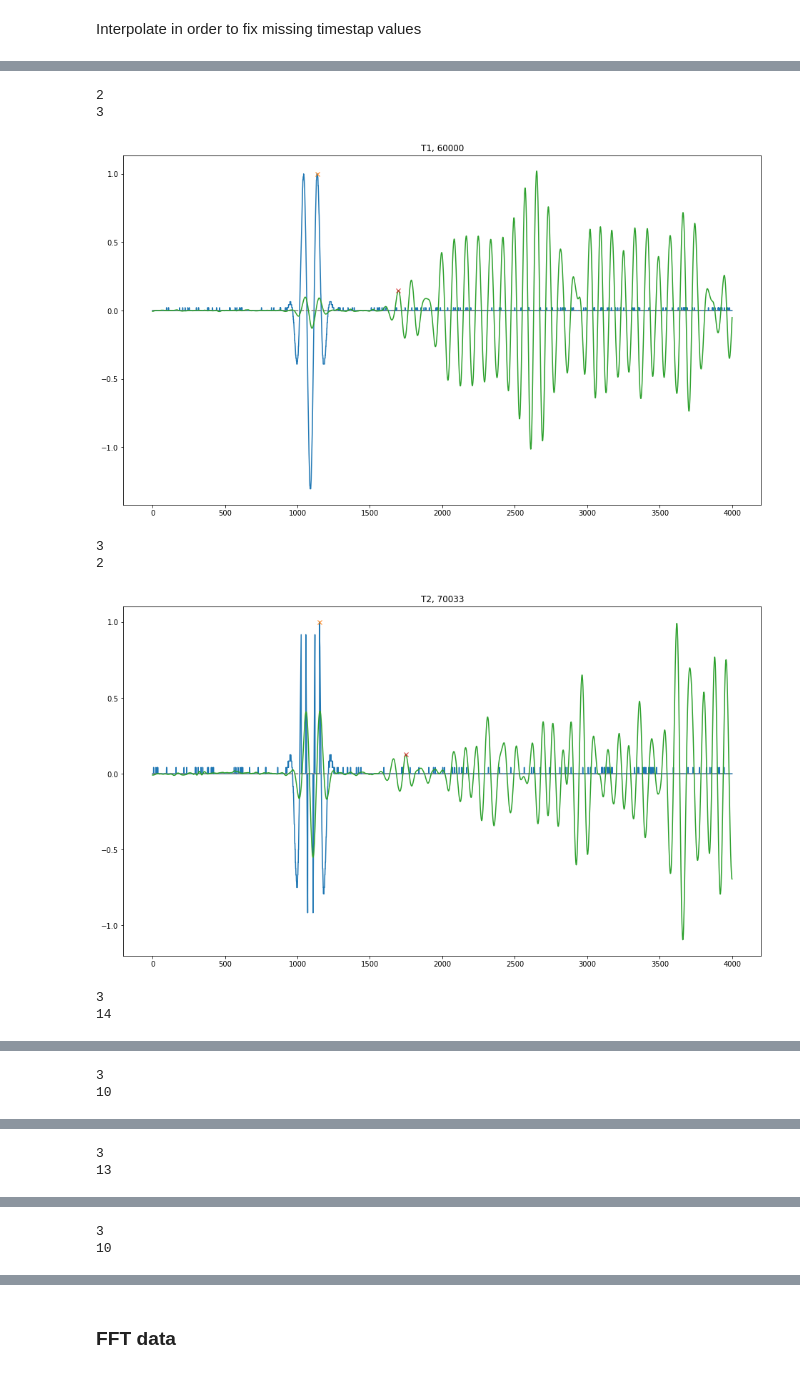
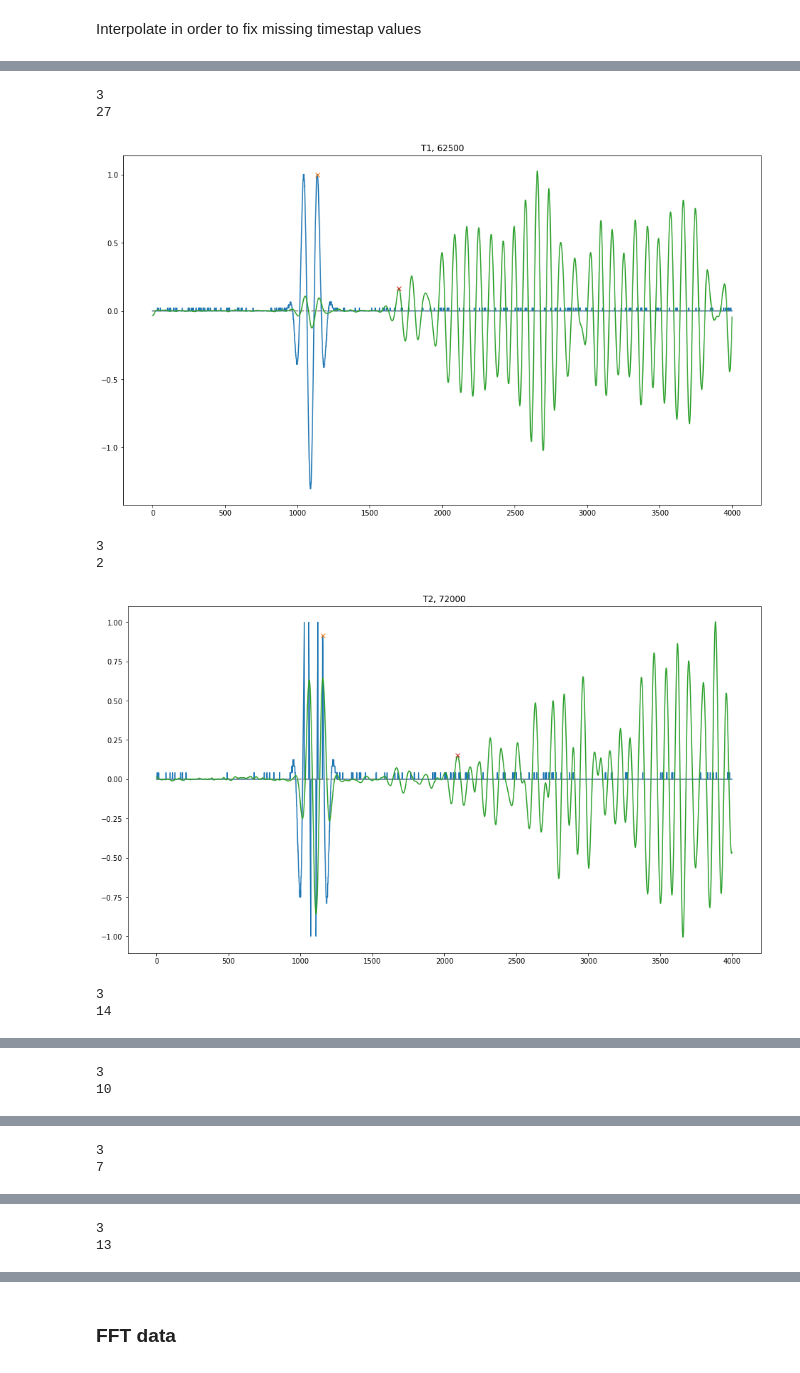
Before and after one commit to nikolaikk/Challenge, a Jupyter notebook: phm_challenge.ipynb, the cells around one changed output, grey strips where cells are left out. Cells and saved outputs as stored; diff of their text form; code cells hidden in the pictures.

```diff
--- a/phm_challenge.ipynb
+++ b/phm_challenge.ipynb
@@ -49,8 +49,8 @@ for dir1 in natsorted(os.listdir(path)):
 #         print(path1)
         # go over all cycles
         for dir2 in natsorted(os.listdir(path1)):
-#             print(dir2)
-            if re.match('\d{5}',dir2):
+            if re.match('\d{5}',dir2) and not (dir1=="T5" and dir2 =="42000"):   # exclude T5 42000 sample
+#                 print(dir1, " ", dir2)
                 path3 = os.path.join(path1,dir2)
 #                 print(path3)
                 signals = []
@@ -182,11 +191,0 @@ plot_T(data_dic[T], sample = 1)
-# %%
-import matplotlib.pyplot as plt
-from scipy.signal import find_peaks
-
-# 50000  60000  62500  65500  69025  70026  70766
-x = data_dic[T]['70766'][0].iloc[:,2]
-peaks, _ = find_peaks(x, height=0.025)
-plt.plot(x)
-plt.plot(peaks, x[peaks], "x")
-plt.plot(np.zeros_like(x), "--", color="gray")
-plt.show()
@@ -194,0 +194,14 @@ plt.show()
+# %%
+import matplotlib.pyplot as plt
+from scipy.signal import find_peaks
+
+for_plot = []
+for key, val in data_dic.items():
+    for key2, val2 in val.items():
+        for_plot.append((int(key2), float(np.unique(val2[0].iloc[:,-1])),key))
+for_plot=pd.DataFrame(for_plot, columns=["cycles","length","sample"])
+
+
+for i in np.unique(for_plot['sample']):
+    plt.plot(for_plot[for_plot["sample"]==i].iloc[:,0],for_plot[for_plot["sample"]==i].iloc[:,1],'o-',label=i)
+    plt.legend()
@@ -195,8 +210,9 @@ plt.show()
 # %%
 def find_peak(data, T, plot=True):
-
+    num = 2
     list_peaks=[]
     for i, (key, val) in enumerate(data.items()):
+        from scipy import signal
 
         # Peak 1
         x = val[0].iloc[:,1]
@@ -205,7 +221,7 @@ def find_peak(data, T, plot=True):
         peak_1 = peaks[-1]
 
         plot=True
-        if plot and i == 1:
+        if plot and i == num:
 
             plt.plot(x)
             plt.plot(peak_1, x[peak_1], "x")
@@ -215,36 +231,36 @@ def find_peak(data, T, plot=True):
         # Peaks 2
         x = val[0].iloc[:,2]
         b, a = signal.butter(3, 0.05)
         zi = signal.lfilter_zi(b, a)
         x, _ = signal.lfilter(b, a, x, zi=zi*x[0])
         x = x/np.max(x)
         # Remove offset
         x = x-np.mean(x[:500])
 
 
         peaks, _ = find_peaks(x, height=0.1)
         peaks = peaks[peaks>peak_1+100]
         peak_2 = peaks[0]
-        if plot and i == 1:
+        if plot and i == num:
             plt.plot(x)
             plt.plot(peak_2, x[peak_2], "x")
             print(np.argmax(np.diff(peaks))+2)
             plt.title(f"{T}, {key}")
             plt.show()
             list_peaks.append((peak_2, x[peak_2]))
 
     return list_peaks
 
 for key in data_dic.keys():
     find_peak(data_dic[key],key)
 
 # find_peak(data_dic[T],T)
 # %% [output]
-2
 3
+27
-[figure, old version]
+[figure, new version]
 3
 2
-[figure, old version]
+[figure, new version]
 3
 14
@@ -255,2 +271,2 @@ for key in data_dic.keys():
 3
-13
+7
@@ -258,2 +274,2 @@ for key in data_dic.keys():
 3
-10
+13
```
Also changed, not shown: parts of 7 cells of this notebook.
